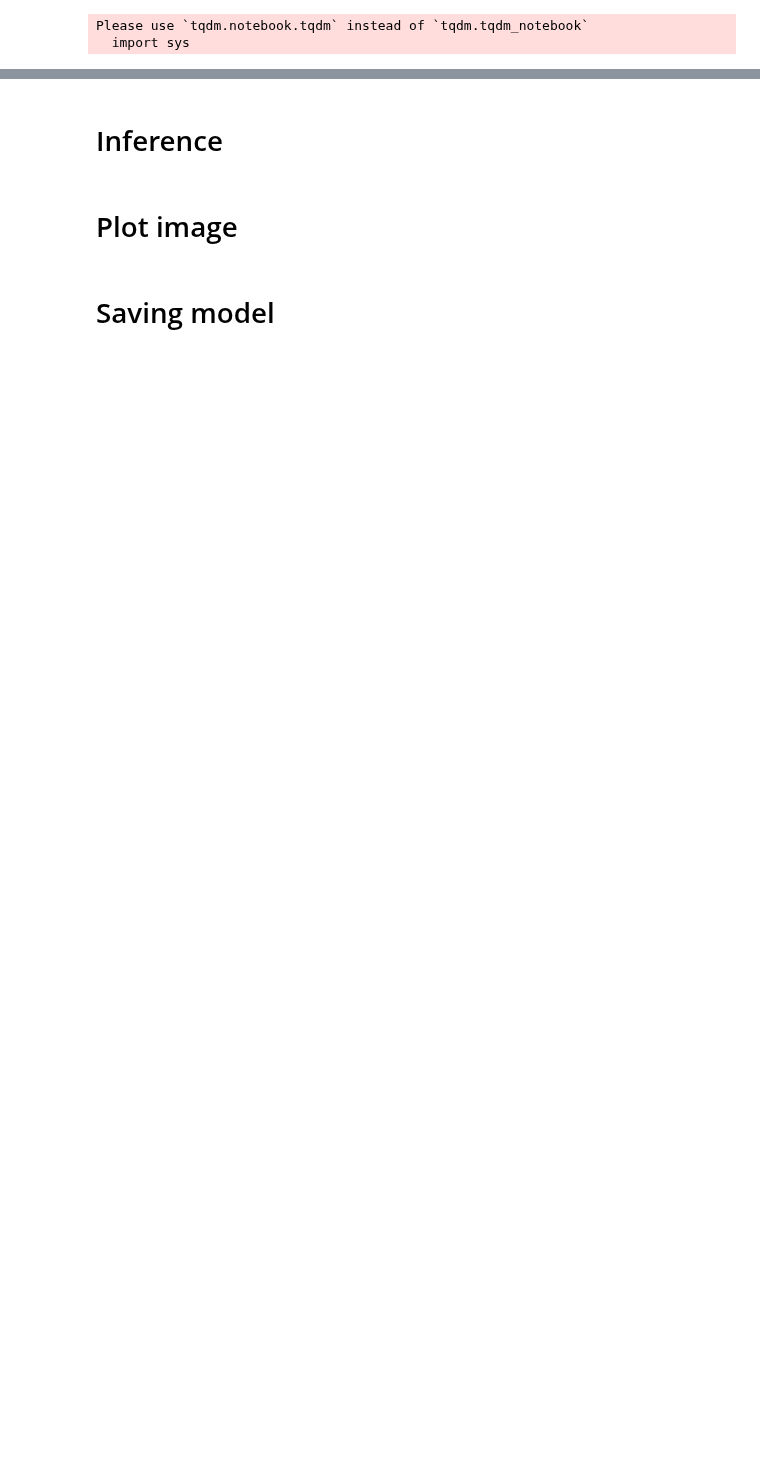
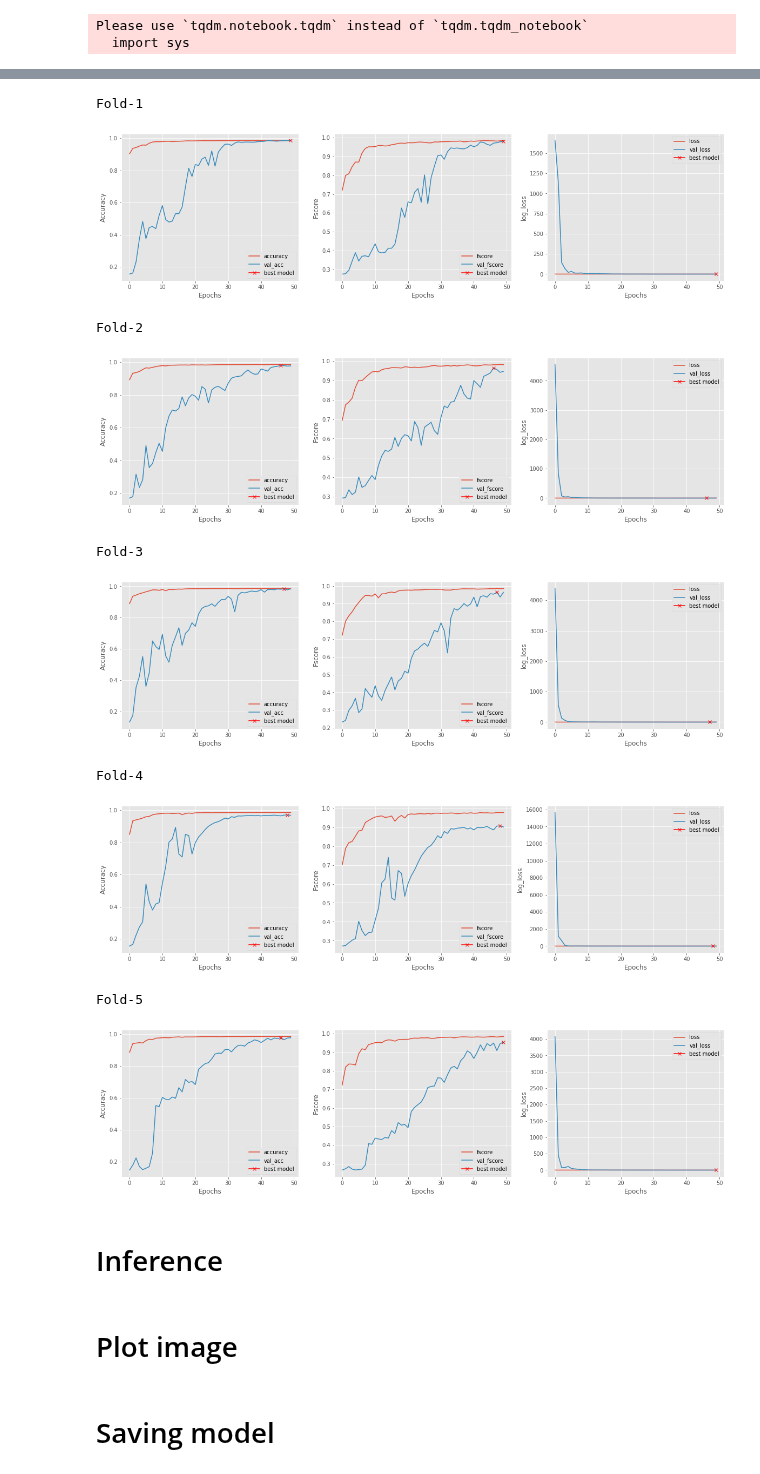
Before and after one commit to anasnafis77/Glaucoma-Detection-UNet, a Jupyter notebook: Semantic_segmentation.ipynb, the cells around one changed output, grey strips where cells are left out. Cells and saved outputs as stored; diff of their text form; code cells hidden in the pictures; blank space fills up the shorter version.

```diff
--- a/Semantic_segmentation.ipynb
+++ b/Semantic_segmentation.ipynb
@@ -97,7 +104,7 @@ def precision_m(y_true, y_pred):
     precision = true_positives / (predicted_positives + K.epsilon())
     return precision
 
-def f1_m(y_true, y_pred):
+def fscore(y_true, y_pred):
     precision = precision_m(y_true, y_pred)
     recall = recall_m(y_true, y_pred)
     return 2*((precision*recall)/(precision+recall+K.epsilon()))
@@ -366,3 +455,16 @@ Fold-5
+# %%
+histo(results_OC)
+# %% [output]
+Fold-1
+[figure, added]
+Fold-2
+[figure, added]
+Fold-3
+[figure, added]
+Fold-4
+[figure, added]
+Fold-5
+[figure, added]
 # %%
 plt.figure(figsize=(14, 7))
 plt.title("Learning curve")
```
Also changed, not shown: parts of 17 cells of this notebook.
